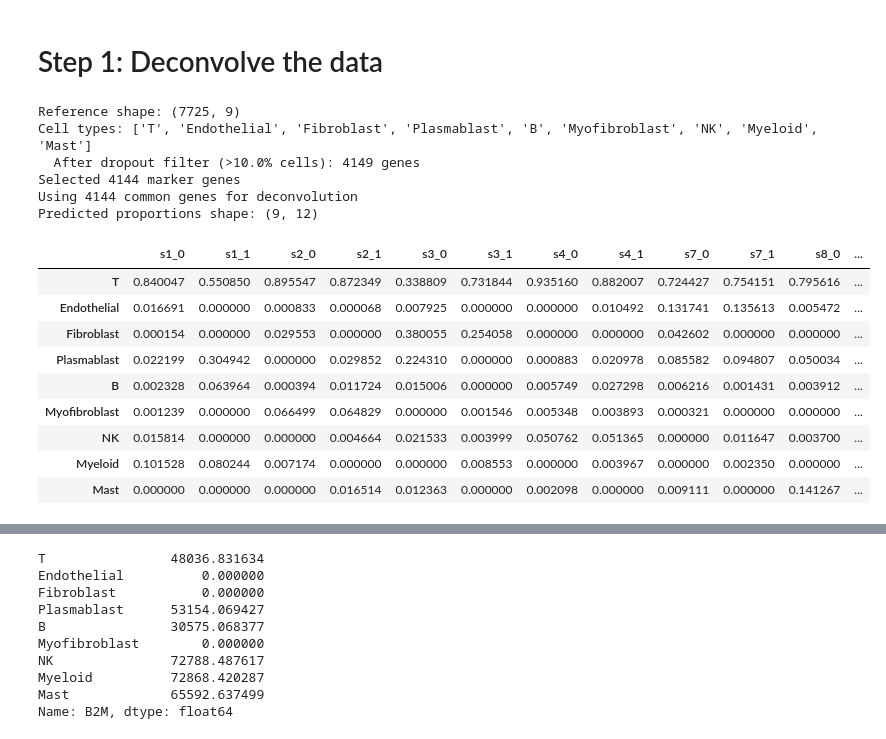
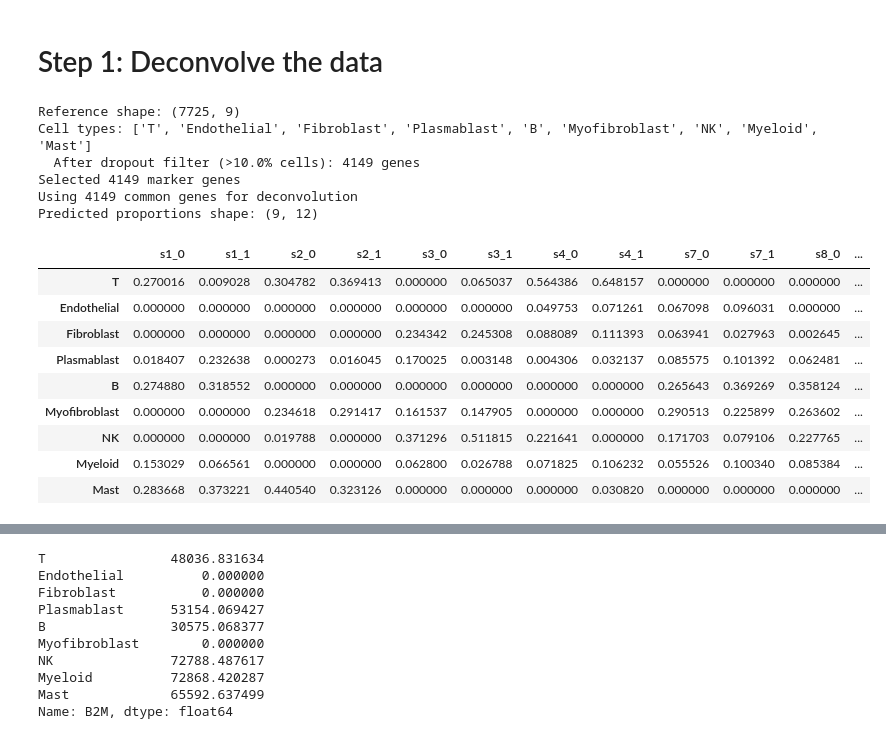
Before and after one commit to EdoardoNegri/Genomics_2, a Jupyter notebook: main.ipynb, the cells around one changed output, grey strips where cells are left out. Cells and saved outputs as stored; diff of their text form; code cells hidden in the pictures.

```diff
--- a/main.ipynb
+++ b/main.ipynb
@@ -166,14 +166,23 @@ def select_marker_genes(adata, n_genes=500, method='variance', min_expression_ra
 
 
 # Step 1: Create reference matrix with multiple strategies
-def create_reference_matrix(adata, cell_type_col='highLevelType', method='mean'):
+def create_reference_matrix(adata, cell_type_col='highLevelType', method='mean', batch_norm=True, batch_key='Sample'):
     """
     Create a reference gene expression matrix from single-cell data.
 
     Parameters:
     - method: 'mean' (default), 'median', 'trimmed_mean'
     """
+    adata_corrected = adata.copy()
 
+    if batch_norm:
+
+        # Normalize
+        sc.pp.normalize_total(adata_corrected, target_sum=1e4)
+        sc.pp.log1p(adata_corrected)
+
+        # ComBat batch correction (operates on log-normalized data)
+        sc.pp.combat(adata_corrected, key=batch_key)
 
     # sc.pp.filter_cells(adata, min_genes=500)
     # sc.pp.filter_cells(adata, max_genes=3000)
@@ -186,8 +195,8 @@ def create_reference_matrix(adata, cell_type_col='highLevelType', method='mean')
     )
 
     for ct in cell_types:
-        mask = adata.obs[cell_type_col] == ct
-        cell_data = adata[mask].X
+        mask = adata_corrected.obs[cell_type_col] == ct
+        cell_data = adata_corrected[mask].X
         # Standard methods without dropout correction
         cell_data_array = cell_data.toarray() if hasattr(cell_data, 'toarray') else cell_data
         l = len(cell_data_array)
@@ -257,44 +266,44 @@ def deconvolve(bulk_data: pd.DataFrame, reference_matrix: pd.DataFrame, method='
 
         for i in range(W.shape[1]):
             col = W[:, i]
             col = col / col.sum() if col.sum() > 0 else np.ones(len(col)) / len(col)
             proportions.iloc[:, i] = col
 
 
     return proportions.loc[CELL_ORDER]
 
 
 # Create reference from training data with dropout correction
 reference = create_reference_matrix(train_adata, cell_type_col='highLevelType',
-                                   method='trimmed_mean')
+                                   method='trimmed_mean', batch_norm=False)
 print(f"Reference shape: {reference.shape}")
 print(f"Cell types: {list(reference.columns)}")
 
 # Try with marker genes
 adata_copy = train_adata.copy()
 # 4144
-marker_genes = select_marker_genes(adata_copy, n_genes=4144, method='variance', min_expression_rate=.1)
+marker_genes = select_marker_genes(adata_copy, n_genes=5000, method='variance', min_expression_rate=.1)
 print(f"Selected {len(marker_genes)} marker genes")
 reference_markers = reference.loc[marker_genes]
 
-train_props_pred = deconvolve(train_bulk, reference_markers, method='nmf')
+train_props_pred = deconvolve(train_bulk, reference_markers, method='nnls')
 print(f"Predicted proportions shape: {train_props_pred.shape}")
 
 train_props_pred
 # %% [output]
 Reference shape: (7725, 9)
 Cell types: ['T', 'Endothelial', 'Fibroblast', 'Plasmablast', 'B', 'Myofibroblast', 'NK', 'Myeloid', 'Mast']
   After dropout filter (>10.0% cells): 4149 genes
-Selected 4144 marker genes
-Using 4144 common genes for deconvolution
+Selected 4149 marker genes
+Using 4149 common genes for deconvolution
 Predicted proportions shape: (9, 12)
 |  | s1_0 | s1_1 | s2_0 | s2_1 | s3_0 | s3_1 | s4_0 | s4_1 | s7_0 | s7_1 | s8_0 | ... |
-| T | 0.840047 | 0.550850 | 0.895547 | 0.872349 | 0.338809 | 0.731844 | 0.935160 | 0.882007 | 0.724427 | 0.754151 | 0.795616 | ... |
-| Endothelial | 0.016691 | 0.000000 | 0.000833 | 0.000068 | 0.007925 | 0.000000 | 0.000000 | 0.010492 | 0.131741 | 0.135613 | 0.005472 | ... |
-| Fibroblast | 0.000154 | 0.000000 | 0.029553 | 0.000000 | 0.380055 | 0.254058 | 0.000000 | 0.000000 | 0.042602 | 0.000000 | 0.000000 | ... |
-| Plasmablast | 0.022199 | 0.304942 | 0.000000 | 0.029852 | 0.224310 | 0.000000 | 0.000883 | 0.020978 | 0.085582 | 0.094807 | 0.050034 | ... |
-| B | 0.002328 | 0.063964 | 0.000394 | 0.011724 | 0.015006 | 0.000000 | 0.005749 | 0.027298 | 0.006216 | 0.001431 | 0.003912 | ... |
-| Myofibroblast | 0.001239 | 0.000000 | 0.066499 | 0.064829 | 0.000000 | 0.001546 | 0.005348 | 0.003893 | 0.000321 | 0.000000 | 0.000000 | ... |
-| NK | 0.015814 | 0.000000 | 0.000000 | 0.004664 | 0.021533 | 0.003999 | 0.050762 | 0.051365 | 0.000000 | 0.011647 | 0.003700 | ... |
-| Myeloid | 0.101528 | 0.080244 | 0.007174 | 0.000000 | 0.000000 | 0.008553 | 0.000000 | 0.003967 | 0.000000 | 0.002350 | 0.000000 | ... |
-| Mast | 0.000000 | 0.000000 | 0.000000 | 0.016514 | 0.012363 | 0.000000 | 0.002098 | 0.000000 | 0.009111 | 0.000000 | 0.141267 | ... |
+| T | 0.270016 | 0.009028 | 0.304782 | 0.369413 | 0.000000 | 0.065037 | 0.564386 | 0.648157 | 0.000000 | 0.000000 | 0.000000 | ... |
+| Endothelial | 0.000000 | 0.000000 | 0.000000 | 0.000000 | 0.000000 | 0.000000 | 0.049753 | 0.071261 | 0.067098 | 0.096031 | 0.000000 | ... |
+| Fibroblast | 0.000000 | 0.000000 | 0.000000 | 0.000000 | 0.234342 | 0.245308 | 0.088089 | 0.111393 | 0.063941 | 0.027963 | 0.002645 | ... |
+| Plasmablast | 0.018407 | 0.232638 | 0.000273 | 0.016045 | 0.170025 | 0.003148 | 0.004306 | 0.032137 | 0.085575 | 0.101392 | 0.062481 | ... |
+| B | 0.274880 | 0.318552 | 0.000000 | 0.000000 | 0.000000 | 0.000000 | 0.000000 | 0.000000 | 0.265643 | 0.369269 | 0.358124 | ... |
+| Myofibroblast | 0.000000 | 0.000000 | 0.234618 | 0.291417 | 0.161537 | 0.147905 | 0.000000 | 0.000000 | 0.290513 | 0.225899 | 0.263602 | ... |
+| NK | 0.000000 | 0.000000 | 0.019788 | 0.000000 | 0.371296 | 0.511815 | 0.221641 | 0.000000 | 0.171703 | 0.079106 | 0.227765 | ... |
+| Myeloid | 0.153029 | 0.066561 | 0.000000 | 0.000000 | 0.062800 | 0.026788 | 0.071825 | 0.106232 | 0.055526 | 0.100340 | 0.085384 | ... |
+| Mast | 0.283668 | 0.373221 | 0.440540 | 0.323126 | 0.000000 | 0.000000 | 0.000000 | 0.030820 | 0.000000 | 0.000000 | 0.000000 | ... |
```
Also changed, not shown: parts of 2 cells of this notebook.
